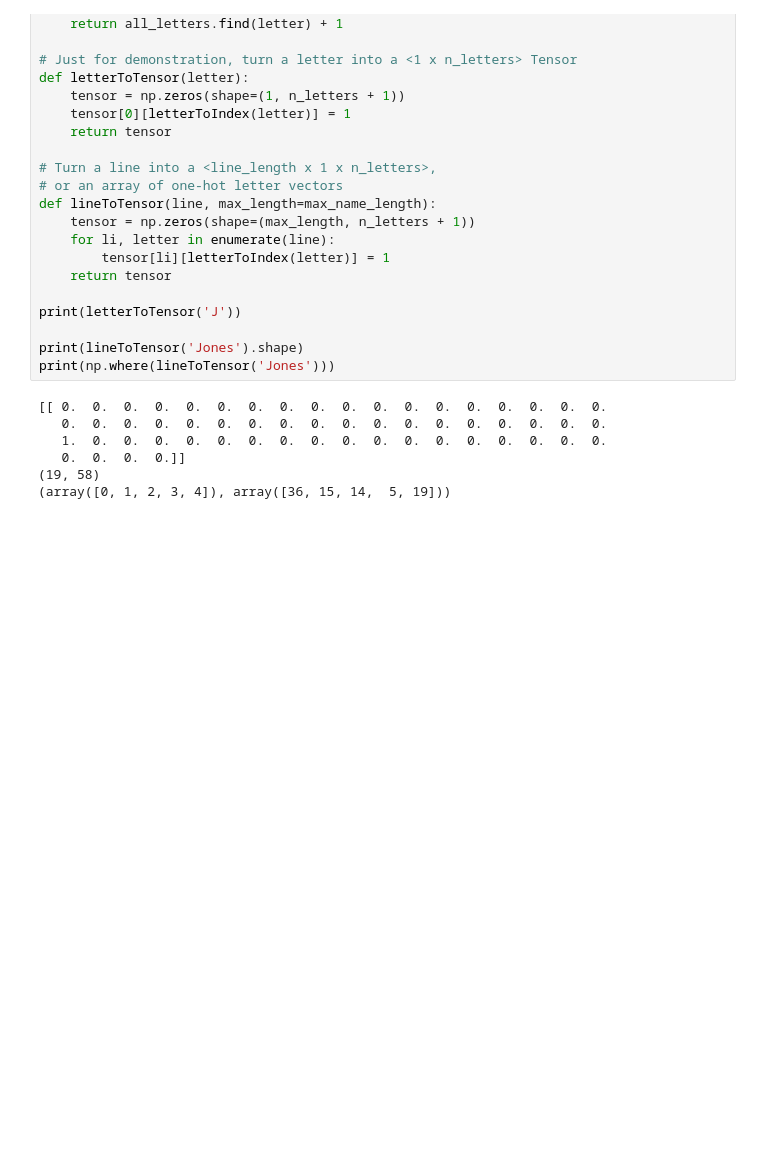
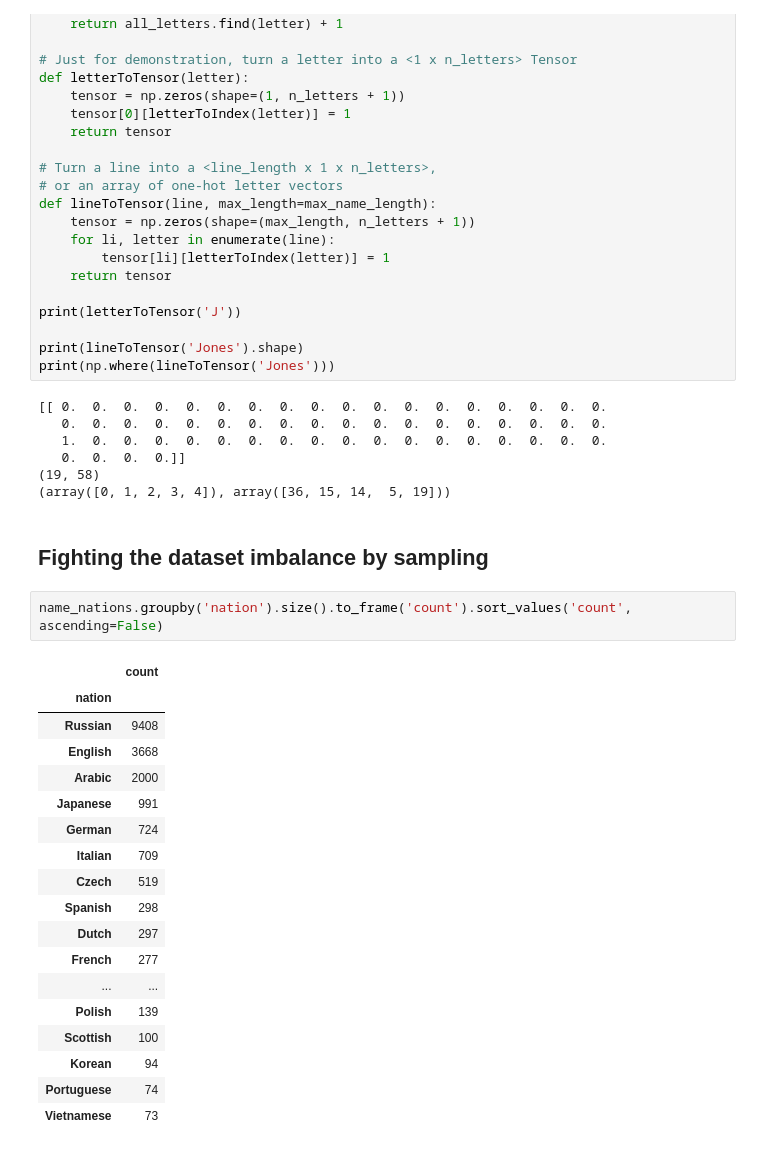
Before and after one commit to pilipolio/python-ml-notebooks, a Jupyter notebook: RNN-LSTM/Nationality of surnames by RNN.ipynb, the cells around one changed output. Saved outputs shown, nothing was run; the diff lists cells and outputs as text; blank space fills up the shorter version.

```diff
--- a/RNN-LSTM/Nationality of surnames by RNN.ipynb
+++ b/RNN-LSTM/Nationality of surnames by RNN.ipynb
@@ -151,3 +148,26 @@ print(np.where(lineToTensor('Jones')))
    0.  0.  0.  0.]]
 (19, 58)
 (array([0, 1, 2, 3, 4]), array([36, 15, 14,  5, 19]))
+# %% [markdown]
+## Fighting the dataset imbalance by sampling
+# %%
+name_nations.groupby('nation').size().to_frame('count').sort_values('count', ascending=False)
+# %% [output]
+|  | count |
+| nation |  |
+| Russian | 9408 |
+| English | 3668 |
+| Arabic | 2000 |
+| Japanese | 991 |
+| German | 724 |
+| Italian | 709 |
+| Czech | 519 |
+| Spanish | 298 |
+| Dutch | 297 |
+| French | 277 |
+| ... | ... |
+| Polish | 139 |
+| Scottish | 100 |
+| Korean | 94 |
+| Portuguese | 74 |
+| Vietnamese | 73 |
```
Also changed, not shown: parts of 30 cells of this notebook.
